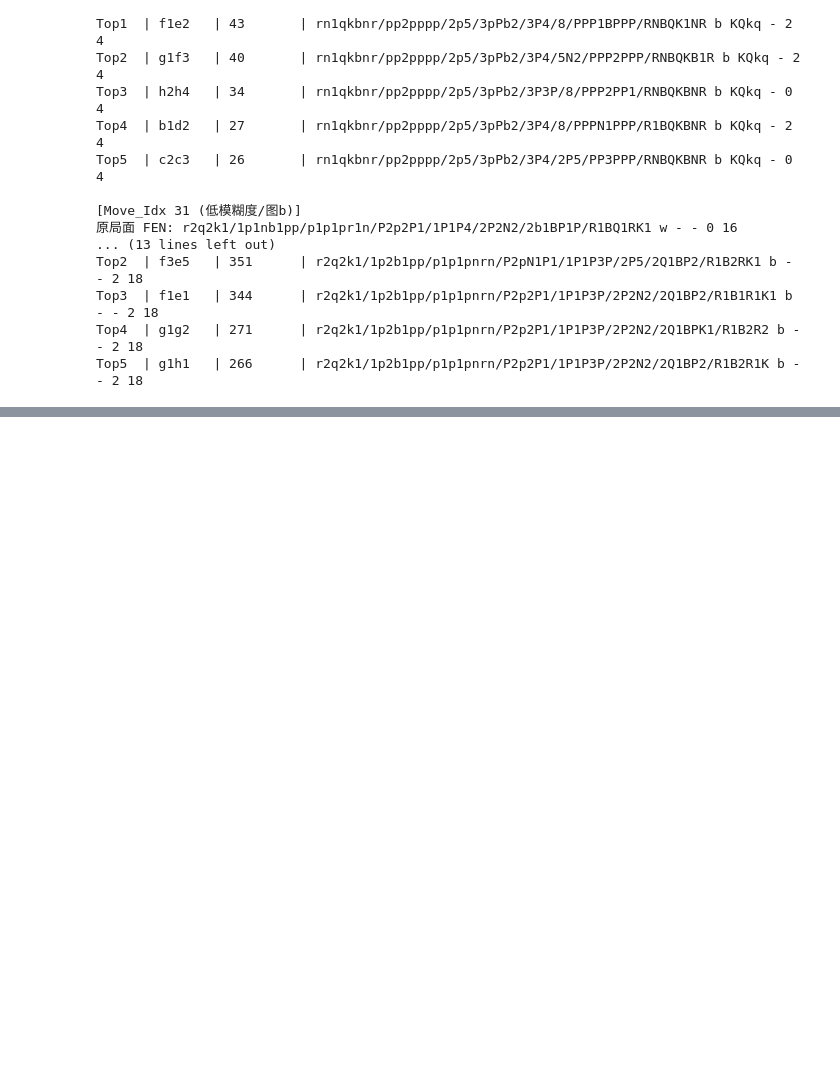
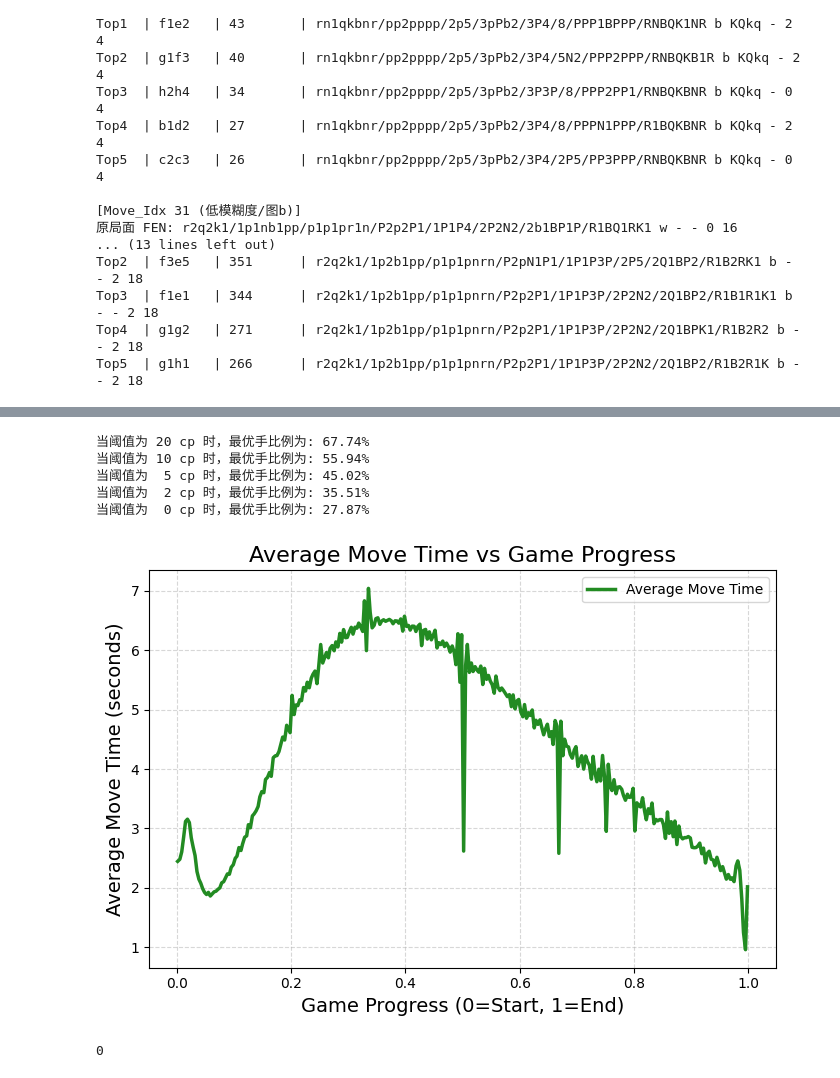
Before and after one commit to zZimablueee/Chess, a Jupyter notebook: complexity/delta_0/graphs/figure1.ipynb, the cells around one changed output, grey strips where cells are left out. Drawn from its saved outputs; the diff is of its cells as text; code cells hidden in the pictures; blank space fills up the shorter version.

```diff
--- a/complexity/delta_0/graphs/figure1.ipynb
+++ b/complexity/delta_0/graphs/figure1.ipynb
@@ -892,0 +454,20 @@ gc.collect()
+# %%
+total_optimal_ratio = df_moves['Is_Optimal'].mean()
+print(f"总体最优手比例 (Is_Optimal=1): {total_optimal_ratio:.2%}")
+
+# 2. 统计 0 和 1 的具体数量
+counts = df_moves['Is_Optimal'].value_counts()
+print("\n具体数值分布:")
+print(counts)
+
+# 3. 按阶段查看（简单划分为 开局/中局/残局）
+def get_stage(progress):
+    if progress < 0.2: return 'Opening'
+    if progress < 0.7: return 'Midgame'
+    return 'Endgame'
+
+df_moves['Stage'] = df_moves['Progress'].apply(get_stage)
+stage_stats = df_moves.groupby('Stage')['Is_Optimal'].mean()
+
+print("\n各阶段最优手比例:")
+print(stage_stats)
@@ -892,0 +489,14 @@ gc.collect()
+# %%
+# 假设你有每一手的 Loss 数据列 'CP_Loss'
+# 如果没有，根据 Score_Best - Score_Played 计算
+
+thresholds = [20, 10, 5, 2, 0]
+for t in thresholds:
+    ratio = (df_moves['Δi'] <= t).mean()
+    print(f"当阈值为 {t:2d} cp 时，最优手比例为: {ratio:.2%}")
+# %% [output]
+当阈值为 20 cp 时，最优手比例为: 67.74%
+当阈值为 10 cp 时，最优手比例为: 55.94%
+当阈值为  5 cp 时，最优手比例为: 45.02%
+当阈值为  2 cp 时，最优手比例为: 35.51%
+当阈值为  0 cp 时，最优手比例为: 27.87%
@@ -892,0 +506,21 @@ gc.collect()
+# %%
+plt.figure(figsize=(7, 5))
+df_moves['Progress_Bin'] = pd.cut(df_moves['Progress'], bins=300)
+df_time = df_moves.groupby('Progress_Bin')['Move_Time'].mean().reset_index()
+df_time['Progress'] = df_time['Progress_Bin'].apply(lambda x: x.mid).astype(float)
+
+plt.plot(df_time['Progress'], df_time['Move_Time'], color='forestgreen', linewidth=2.5, label='Average Move Time')
+plt.title('Average Move Time vs Game Progress', fontsize=16)
+plt.xlabel('Game Progress (0=Start, 1=End)', fontsize=14)
+plt.ylabel('Average Move Time (seconds)', fontsize=14)
+plt.grid(True, linestyle='--', alpha=0.5)
+plt.legend()
+plt.tight_layout()
+plt.show()
+# %% [output]
+[figure, added]
+# %%
+del df_time
+gc.collect()
+# %% [output]
+0
```
Also changed, not shown: parts of 59 cells of this notebook, 6 other files.
